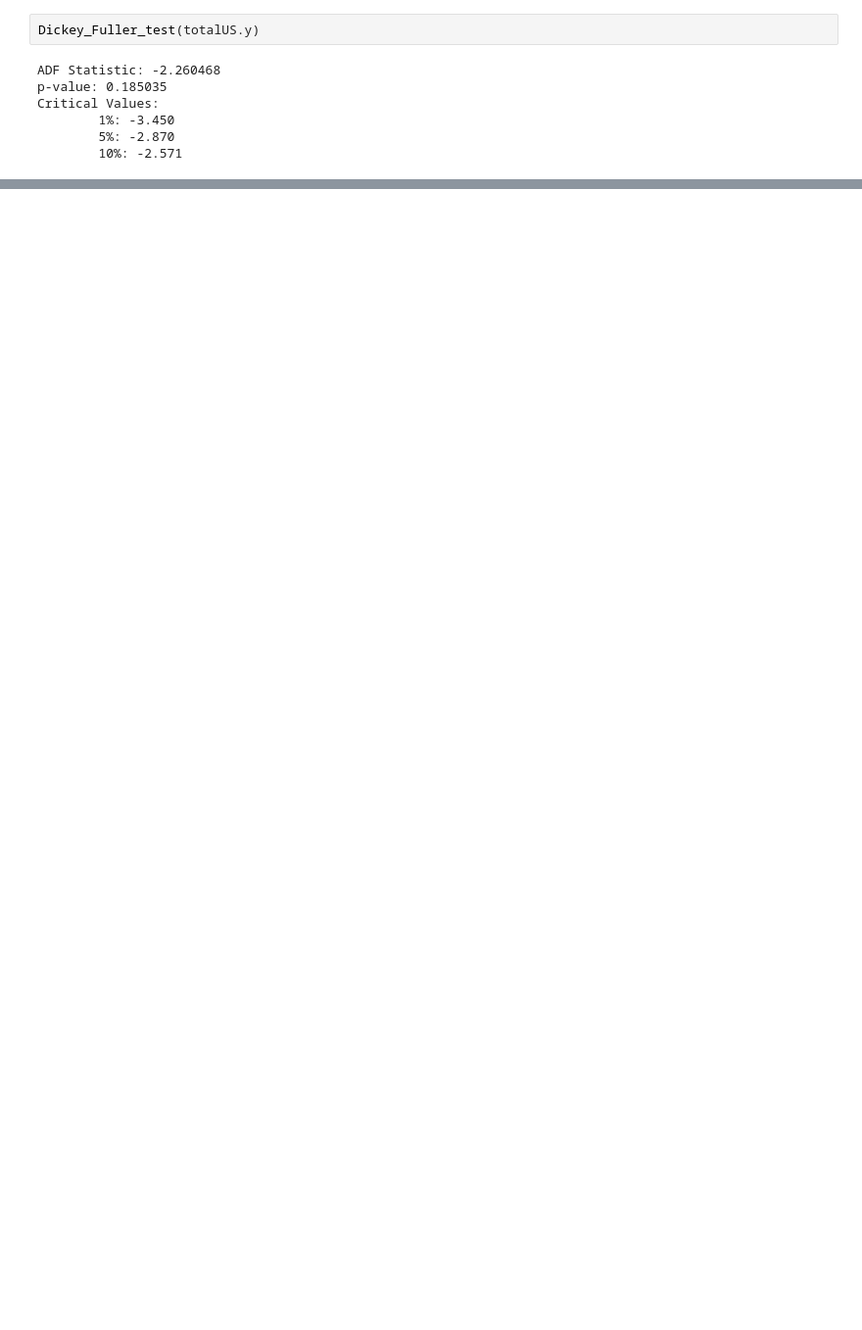
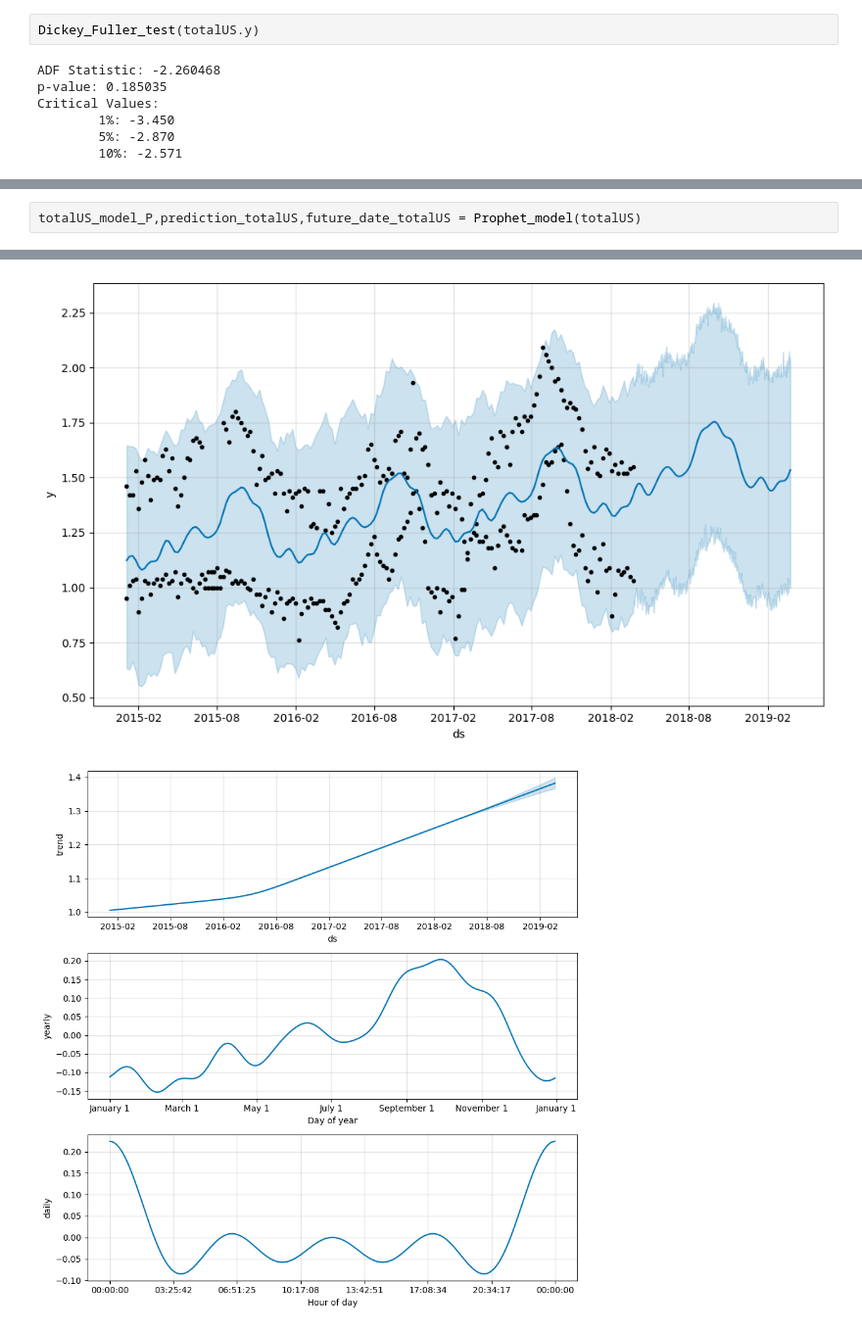
Before and after one commit to Mar19845/DataScience, a Jupyter notebook: LAB9/lab9.ipynb, the cells around one changed output, grey strips where cells are left out. Shown at 98% size. Saved outputs shown, nothing was run; the diff lists cells and outputs as text; blank space fills up the shorter version.

```diff
--- a/LAB9/lab9.ipynb
+++ b/LAB9/lab9.ipynb
@@ -190,0 +207,3 @@ Critical Values:
+# %%
+totalUS_model_P,prediction_totalUS,future_date_totalUS = Prophet_model(totalUS)
+# %% [output]
@@ -190,0 +212,2 @@ Critical Values:
+[figure, added]
+[figure, added]
```
Also changed, not shown: parts of 17 cells of this notebook, 1 other file.
